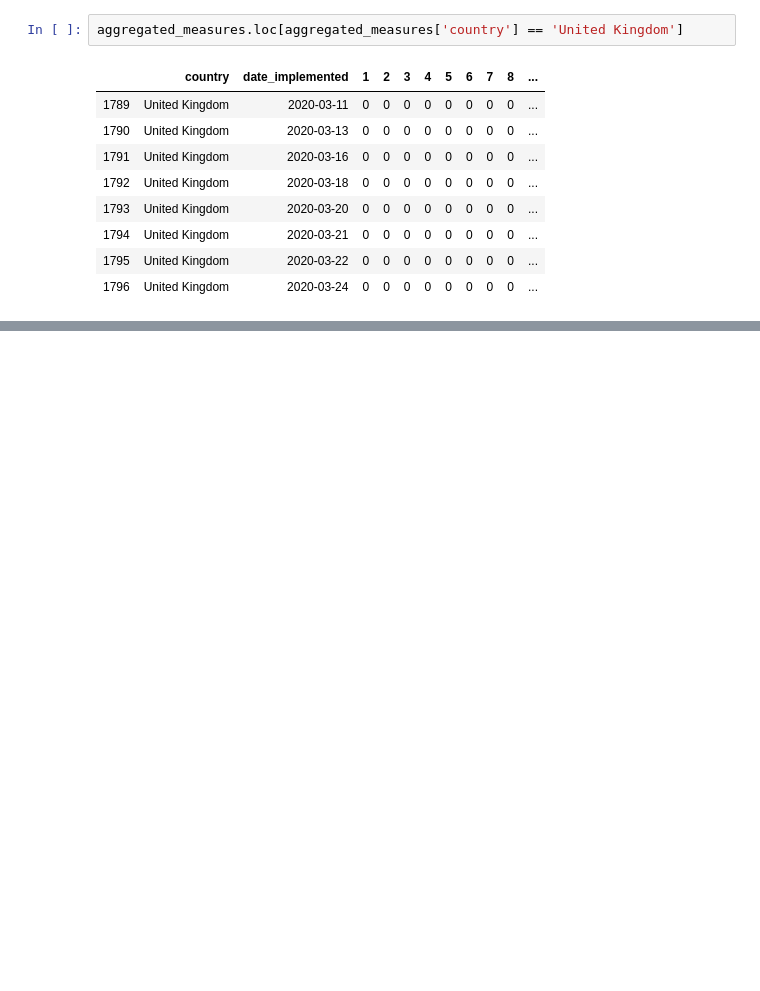
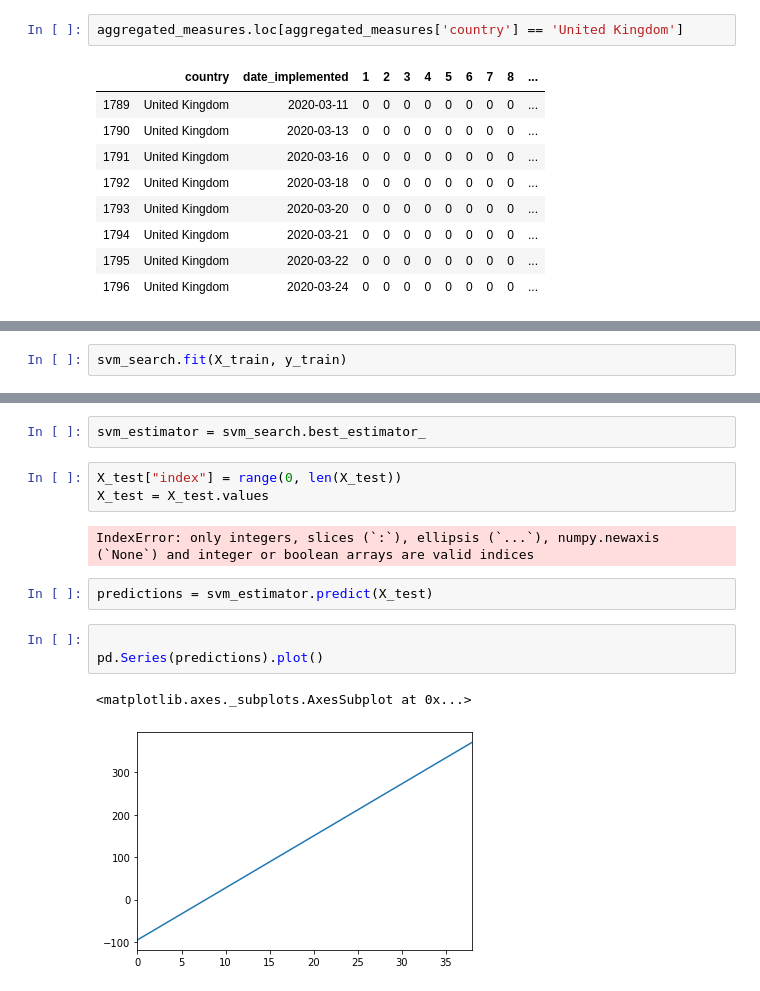
Before and after one commit to TheTeamFormallyKnownAsRunTimeTerror/CovidPredictiveModel, a Jupyter notebook: Measures.ipynb, the cells around one changed output, grey strips where cells are left out. Drawn from its saved outputs; the diff is of its cells as text; blank space fills up the shorter version.

```diff
--- a/Measures.ipynb
+++ b/Measures.ipynb
@@ -792,0 +954,2 @@ aggregated_measures.loc[aggregated_measures['country'] == 'United Kingdom']
+# %%
+svm_search.fit(X_train, y_train)
@@ -792,0 +971,15 @@ aggregated_measures.loc[aggregated_measures['country'] == 'United Kingdom']
+# %%
+svm_estimator = svm_search.best_estimator_
+# %%
+X_test["index"] = range(0, len(X_test))
+X_test = X_test.values
+# %% [output]
+IndexError: only integers, slices (`:`), ellipsis (`...`), numpy.newaxis (`None`) and integer or boolean arrays are valid indices
+# %%
+predictions = svm_estimator.predict(X_test)
+# %%
+
+pd.Series(predictions).plot()
+# %% [output]
+<matplotlib.axes._subplots.AxesSubplot at 0x...>
+[figure, added]
```
Also changed, not shown: parts of 27 cells of this notebook, 1 other file.
